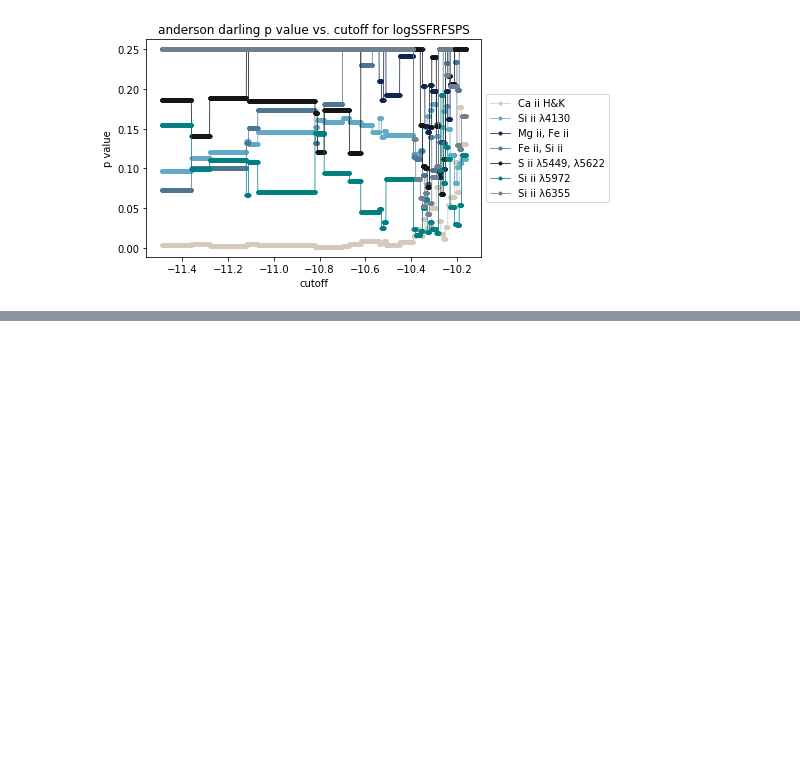
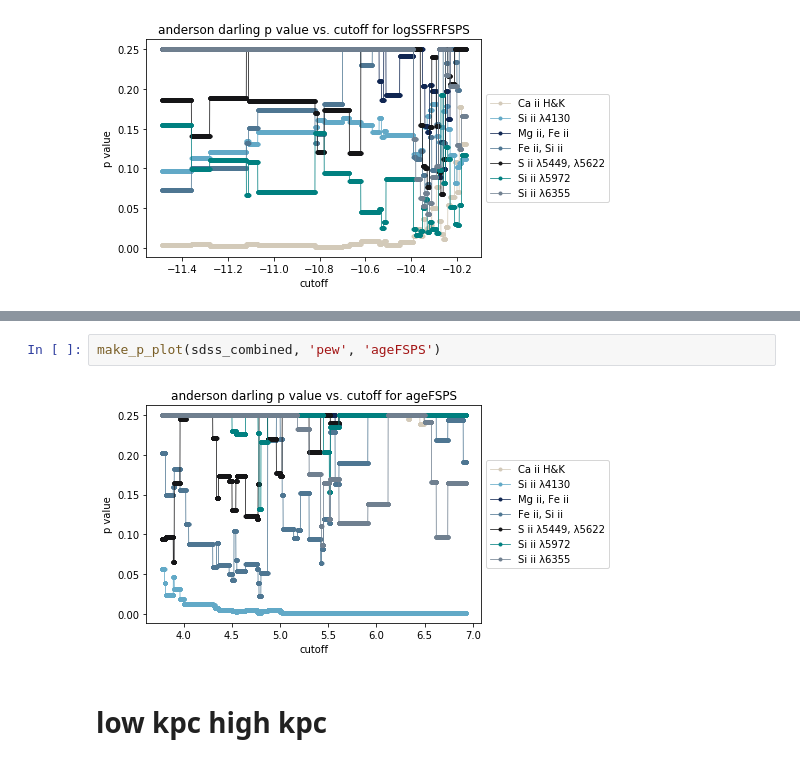
Before and after one commit to mwvgroup/SN-Spectral-Evolution, a Jupyter notebook: notebooks/host_gal_histograms.ipynb, the cells around one changed output, grey strips where cells are left out. Cells and saved outputs as stored; diff of their text form; blank space fills up the shorter version.

```diff
--- a/notebooks/host_gal_histograms.ipynb
+++ b/notebooks/host_gal_histograms.ipynb
@@ -333,0 +436,6 @@ make_p_plot(sdss_combined, 'vel', 'logSSFRFSPS')
+# %%
+make_p_plot(sdss_combined, 'pew', 'ageFSPS')
+# %% [output]
+[figure, added]
+# %% [markdown]
+# low kpc high kpc
```
Also changed, not shown: parts of 17 cells of this notebook, 1 other file.
